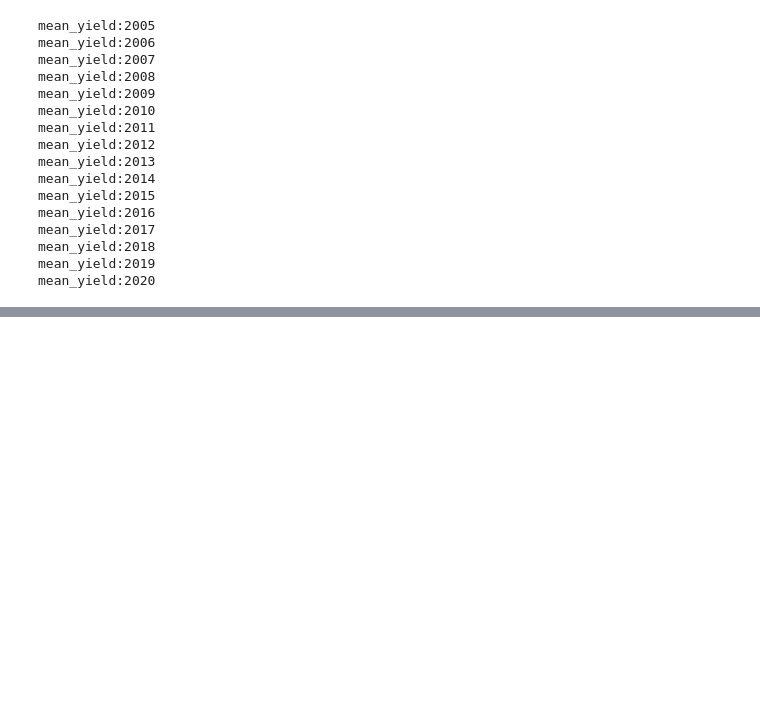
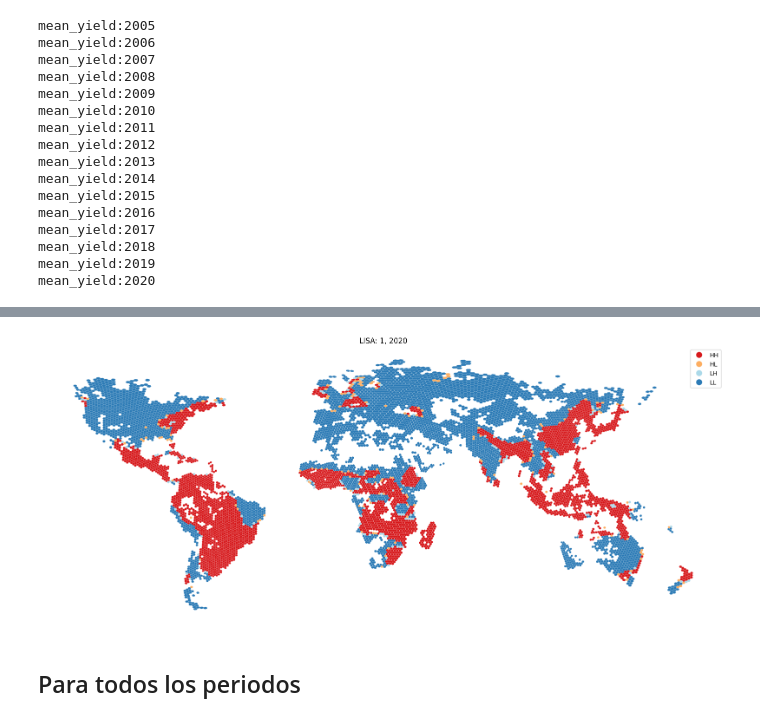
Before and after one commit to CAMM961001/estancia, a Jupyter notebook: notebooks/h3_visualization.ipynb, the cells around one changed output, grey strips where cells are left out. Saved outputs shown, nothing was run; the diff lists cells and outputs as text; code cells hidden in the pictures; blank space fills up the shorter version.

```diff
--- a/notebooks/h3_visualization.ipynb
+++ b/notebooks/h3_visualization.ipynb
@@ -222,0 +359,12 @@ imageio.mimsave(f'../figures/raw_vis/{variable}_h3.gif', images, format='GIF', d
+# %%
+variable = "mean_yield"
+
+# List of image file paths
+image_files = os.listdir(f'../figures/autocor/{variable}/global')
+
+# Read images and save as GIF
+images = [
+    imageio.imread(f"../figures/autocor/{variable}/global/{image}")
+    for image in image_files
+    if image.__contains__('h3_glob')]
+imageio.mimsave(f'../figures/autocor/h3_global_{variable}.gif', images, format='GIF', duration=500, loop=4)
@@ -222,0 +378,59 @@ imageio.mimsave(f'../figures/raw_vis/{variable}_h3.gif', images, format='GIF', d
+# %%
+p = 1
+# Visualization data
+_vis = (
+    geo_data
+    .query(f"year == {year}"))
+
+# Matriz de pesos bajo criterio de reinas
+w = weights.Queen.from_dataframe(
+    df=_vis,
+    geom_col="geometry",
+    use_index=True,
+    silence_warnings=True)
+
+# Estandarización por renglón
+w.set_transform(value='R')
+
+# Calcular columnas de rezago
+_vis = (
+    _vis
+    .assign(
+        # Rezago espacial de la variable de interés
+        lag = lambda _df: weights.spatial_lag.lag_spatial(w=w, y=_df[variable]),
+        # Centrar a la media y escalar a 2 std
+        scaled = lambda _df: (_df[variable] - _df[variable].mean()) / (_df[variable].std() * 2),
+        lag_scaled = lambda _df: (_df.lag - _df.lag.mean()) / (_df.lag.std() * 2)))
+
+# Estadístico Moran I local
+_vis_lisa = esda.moran.Moran_Local(
+    y=_vis[variable]
+    ,w=w
+    ,transformation='R'
+    ,permutations=1_000
+    ,n_jobs=-1)
+
+# Asignar valores de Moran's Local LISAs a datos originales
+_vis = _vis.assign(ML_Is=_vis_lisa.Is)
+
+# Figure config
+fig, ax = plt.subplots(figsize=(16,7))
+
+# Elementos de visualización
+lisa_cluster(
+    moran_loc=_vis_lisa,
+    gdf=gpd.GeoDataFrame(_vis),
+    p=p,
+    ax=ax,)
+
+
+# Anotaciones y estilo
+ax.set(title=f'LISA: {p}, {year}',)
+
+fig.tight_layout()
+
+plt.show()
+# %% [output]
+[figure, added]
+# %% [markdown]
+## Para todos los periodos
```
Also changed, not shown: parts of 9 cells of this notebook, 51 other files.
